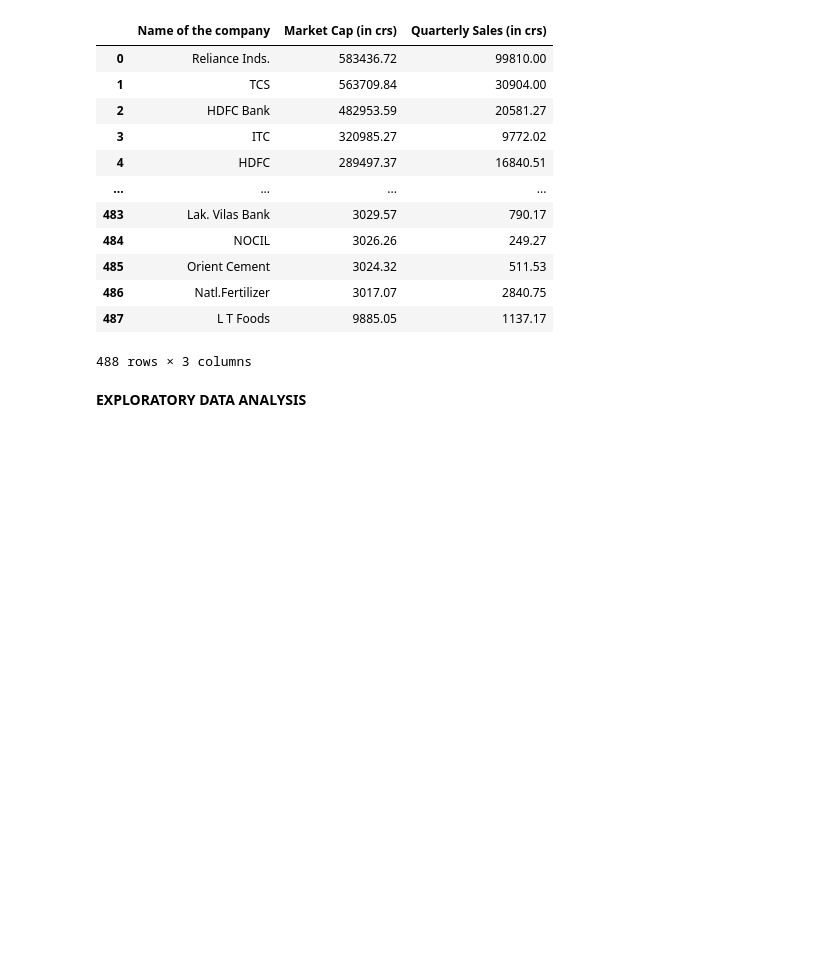
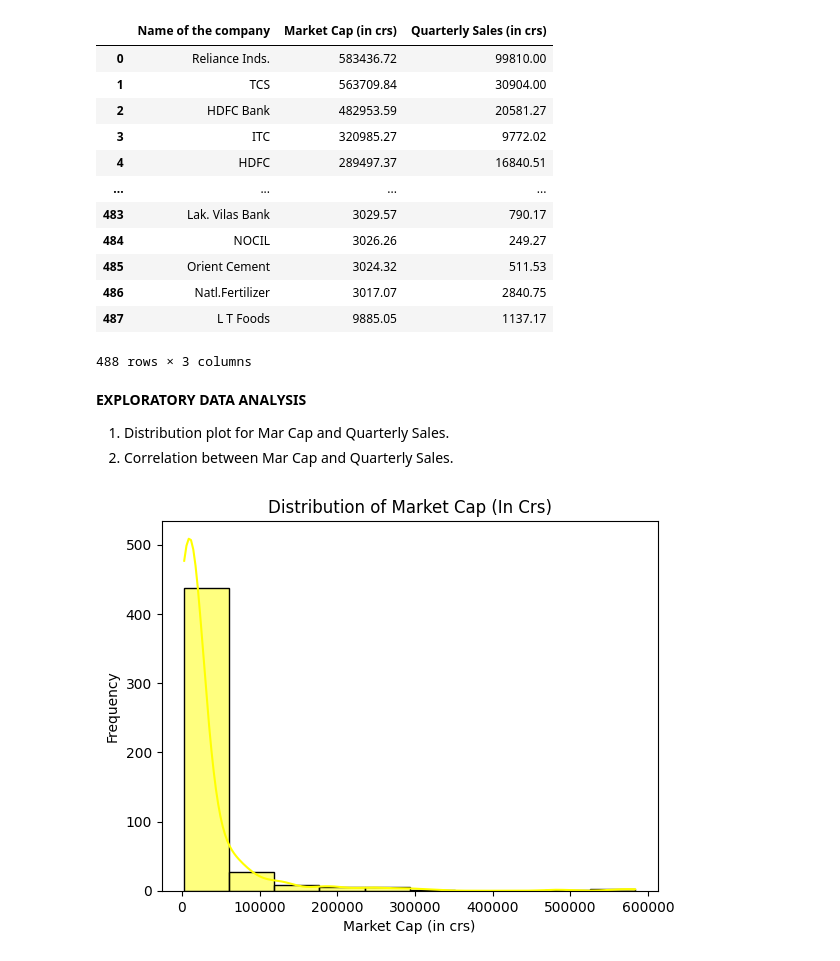
Before and after one commit to 18celsiya/Financial-analysis, a Jupyter notebook: Financial_Analytics.ipynb, the cells around one changed output. Cells and saved outputs as stored; diff of their text form; code cells hidden in the pictures; blank space fills up the shorter version.

```diff
--- a/Financial_Analytics.ipynb
+++ b/Financial_Analytics.ipynb
@@ -327,5 +306,23 @@ df
 | 486 | Natl.Fertilizer | 3017.07 | 2840.75 |
 | 487 | L T Foods | 9885.05 | 1137.17 |
 488 rows × 3 columns
-# %% [markdown]
-**EXPLORATORY DATA ANALYSIS**
+# %% [markdown]
+**EXPLORATORY DATA ANALYSIS**
+
+1. Distribution plot for Mar Cap and Quarterly Sales.
+2. Correlation between Mar Cap and Quarterly Sales.
+# %%
+#Distribution plot
+
+# Plotting a histogram
+sns.histplot(df['Market Cap (in crs)'], bins=10, color = 'yellow', kde=True)
+
+# Adding labels and title
+plt.xlabel('Market Cap (in crs)')
+plt.ylabel('Frequency')
+plt.title('Distribution of Market Cap (In Crs)')
+
+# Display the plot
+plt.show()
+# %% [output]
+[figure, added]
```
Also changed, not shown: parts of 14 cells of this notebook.
